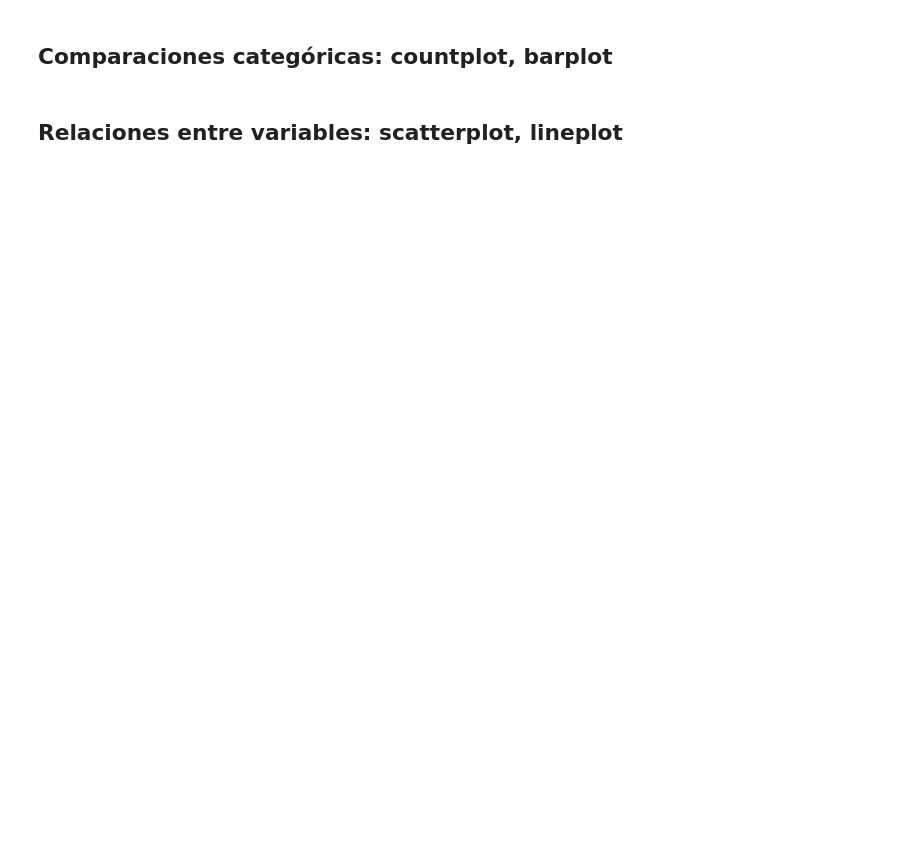
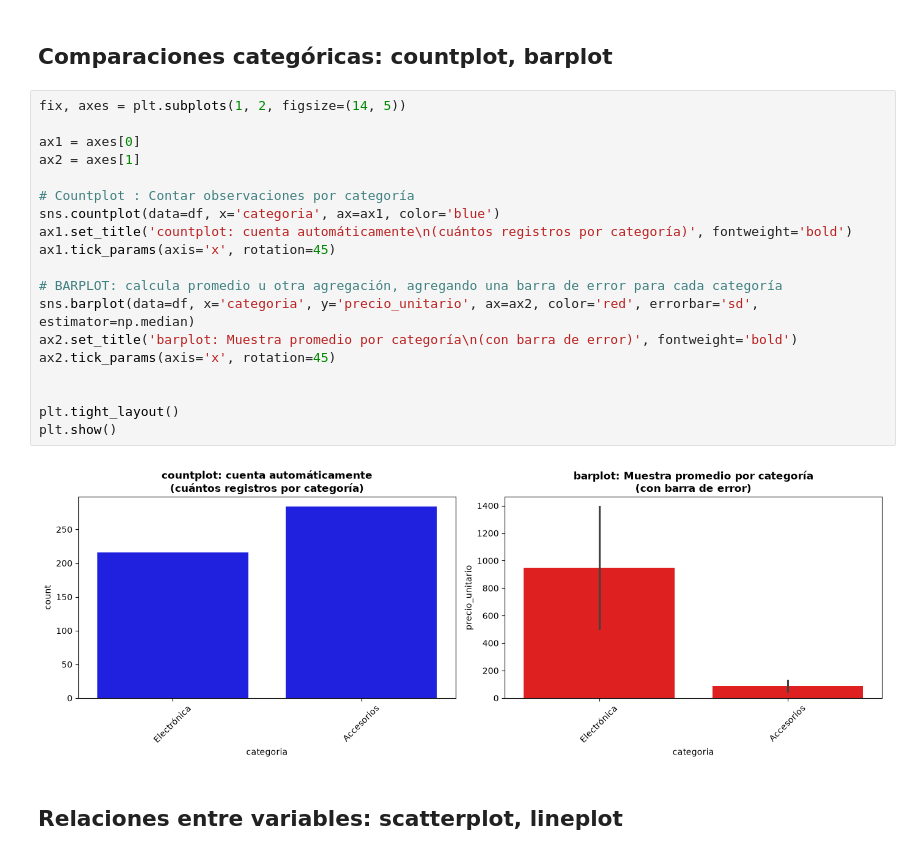
Before and after one commit to netcluster/Python-para-el-an-lisis-de-datos, a Jupyter notebook: Unidad 5/visualización-de-datos-con-python.ipynb, the cells around one changed output. Drawn from its saved outputs; the diff is of its cells as text; blank space fills up the shorter version.

```diff
--- a/Unidad 5/visualización-de-datos-con-python.ipynb
+++ b/Unidad 5/visualización-de-datos-con-python.ipynb
@@ -214,4 +238,25 @@ df = pd.read_csv('u5-datos-ventas.csv')
 # %% [markdown]
 ## Comparaciones categóricas: countplot, barplot
+# %%
+fix, axes = plt.subplots(1, 2, figsize=(14, 5))
+
+ax1 = axes[0]
+ax2 = axes[1]
+
+# Countplot : Contar observaciones por categoría
+sns.countplot(data=df, x='categoria', ax=ax1, color='blue')
+ax1.set_title('countplot: cuenta automáticamente\n(cuántos registros por categoría)', fontweight='bold')
+ax1.tick_params(axis='x', rotation=45)
+
+# BARPLOT: calcula promedio u otra agregación, agregando una barra de error para cada categoría
+sns.barplot(data=df, x='categoria', y='precio_unitario', ax=ax2, color='red', errorbar='sd', estimator=np.median)
+ax2.set_title('barplot: Muestra promedio por categoría\n(con barra de error)', fontweight='bold')
+ax2.tick_params(axis='x', rotation=45)
+
+
+plt.tight_layout()
+plt.show()
+# %% [output]
+[figure, added]
 # %% [markdown]
 ## Relaciones entre variables: scatterplot, lineplot
```
Also changed, not shown: parts of 11 cells of this notebook, 2 other files.
